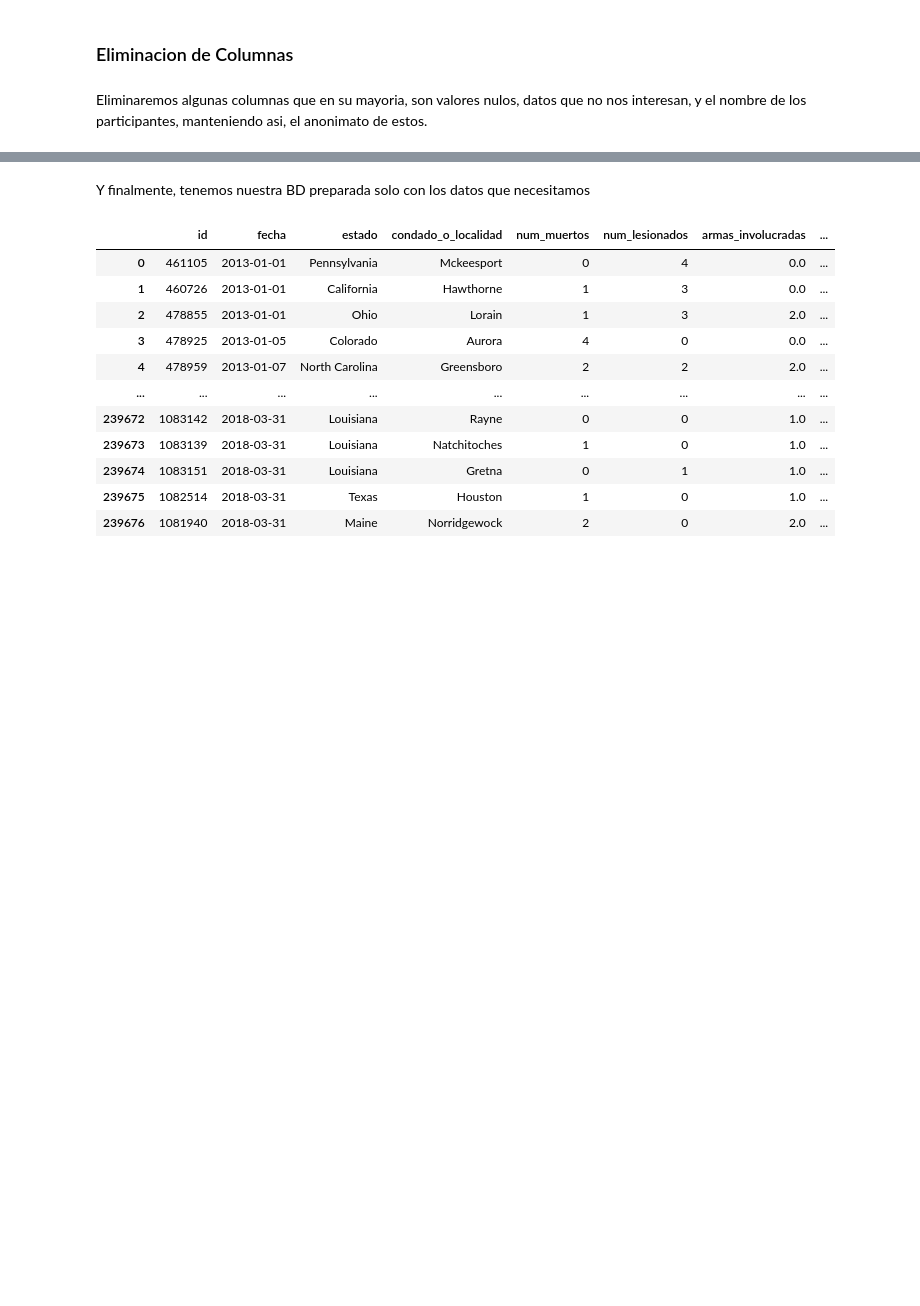
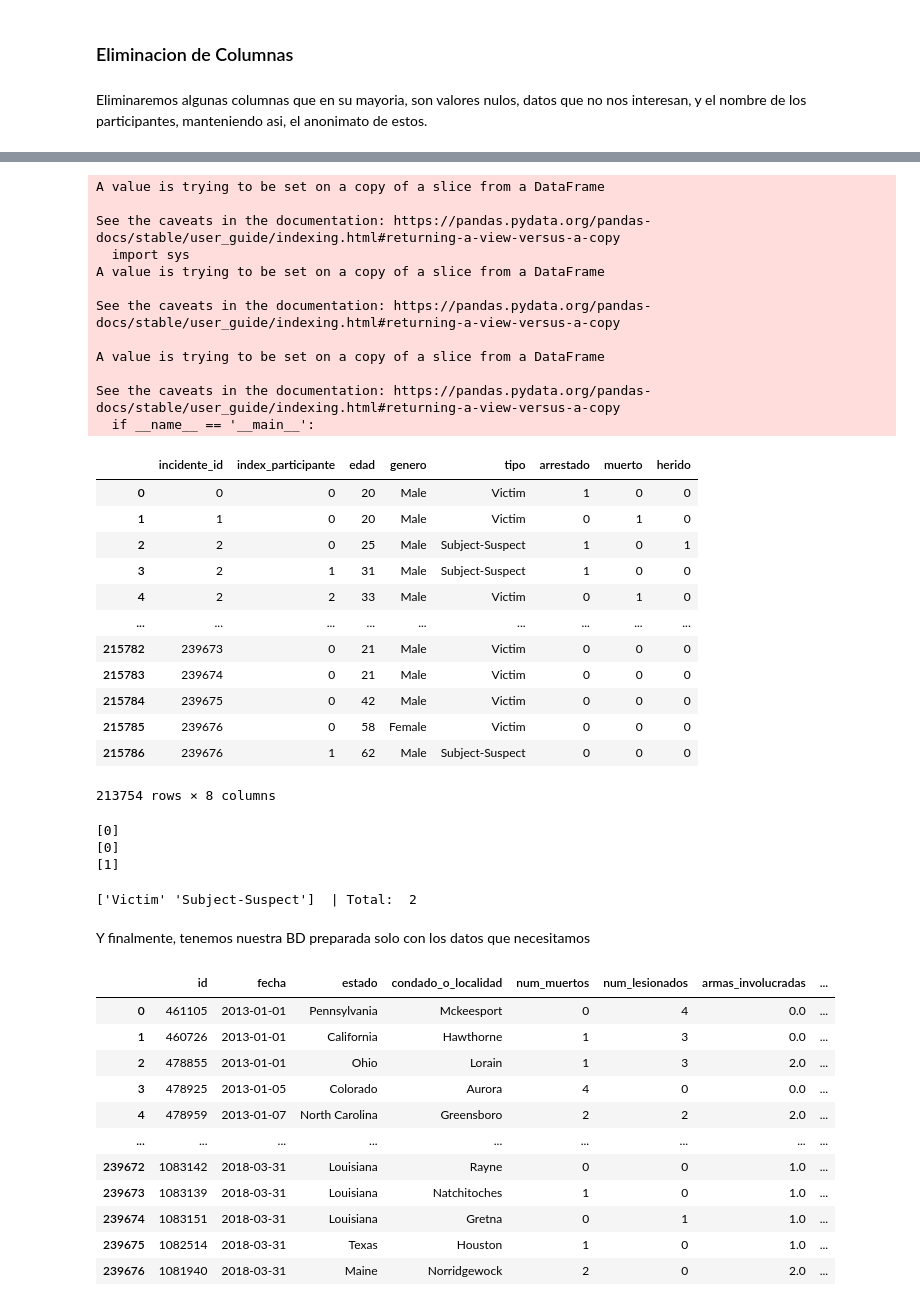
Before and after one commit to gonzalo91/Proyecto-Ciencia-de-datos, a Jupyter notebook: proyecto_final/Entregable2.ipynb, the cells around one changed output, grey strips where cells are left out. Drawn from its saved outputs; the diff is of its cells as text; code cells hidden in the pictures; blank space fills up the shorter version.

```diff
--- a/proyecto_final/Entregable2.ipynb
+++ b/proyecto_final/Entregable2.ipynb
@@ -225,0 +267,2 @@ df = df.drop(columns={'sources', 'incident_url', 'incident_url_fields_missing',
+# %%
+participantes = participantes.dropna()
@@ -225,0 +287,3 @@ df = df.drop(columns={'sources', 'incident_url', 'incident_url_fields_missing',
+# %%
+caso_aislados=participantes[participantes['genero']=='Male, female']
+participantes = participantes.drop(caso_aislados.index, axis=0)
@@ -226,3 +309,54 @@ df = df.drop(columns={'sources', 'incident_url', 'incident_url_fields_missing',
+# %%
+participantes['arrestado'] = 0
+participantes['muerto'] = 0
+participantes['herido'] = 0
+
+for participante in participantes.index[:10000]:
+    status = participantes['estatus'][participante].replace(' ', '').split(',')
+    participantes['arrestado'][participante] = 1 if 'Arrested' in status else  0
+    participantes['muerto'][participante]    = 1 if 'Killed' in status else  0
+    participantes['herido'][participante]    = 1 if 'Injured' in status else  0
+
+participantes.drop(['estatus'], axis=1)
+# %% [output]
+A value is trying to be set on a copy of a slice from a DataFrame
+
+See the caveats in the documentation: https://pandas.pydata.org/pandas-docs/stable/user_guide/indexing.html#returning-a-view-versus-a-copy
+  import sys
+A value is trying to be set on a copy of a slice from a DataFrame
+
+See the caveats in the documentation: https://pandas.pydata.org/pandas-docs/stable/user_guide/indexing.html#returning-a-view-versus-a-copy
+
+A value is trying to be set on a copy of a slice from a DataFrame
+
+See the caveats in the documentation: https://pandas.pydata.org/pandas-docs/stable/user_guide/indexing.html#returning-a-view-versus-a-copy
+  if __name__ == '__main__':
+|  | incidente_id | index_participante | edad | genero | tipo | arrestado | muerto | herido |
+| 0 | 0 | 0 | 20 | Male | Victim | 1 | 0 | 0 |
+| 1 | 1 | 0 | 20 | Male | Victim | 0 | 1 | 0 |
+| 2 | 2 | 0 | 25 | Male | Subject-Suspect | 1 | 0 | 1 |
+| 3 | 2 | 1 | 31 | Male | Subject-Suspect | 1 | 0 | 0 |
+| 4 | 2 | 2 | 33 | Male | Victim | 0 | 1 | 0 |
+| ... | ... | ... | ... | ... | ... | ... | ... | ... |
+| 215782 | 239673 | 0 | 21 | Male | Victim | 0 | 0 | 0 |
+| 215783 | 239674 | 0 | 21 | Male | Victim | 0 | 0 | 0 |
+| 215784 | 239675 | 0 | 42 | Male | Victim | 0 | 0 | 0 |
+| 215785 | 239676 | 0 | 58 | Female | Victim | 0 | 0 | 0 |
+| 215786 | 239676 | 1 | 62 | Male | Subject-Suspect | 0 | 0 | 0 |
+213754 rows × 8 columns
+# %%
+print(participantes.arrestado.unique())
+print(participantes.muerto.unique())
+print(participantes.herido.unique())
+# %% [output]
+[0]
+[0]
+[1]
+# %%
+tipos_unicos =participantes.tipo.unique()
+print(tipos_unicos, ' | Total: ', len(tipos_unicos))
+# %% [output]
+['Victim' 'Subject-Suspect']  | Total:  2
 # %% [markdown]
 Y finalmente, tenemos nuestra BD preparada solo con los datos que necesitamos
 # %%
```
Also changed, not shown: parts of 9 cells of this notebook.
